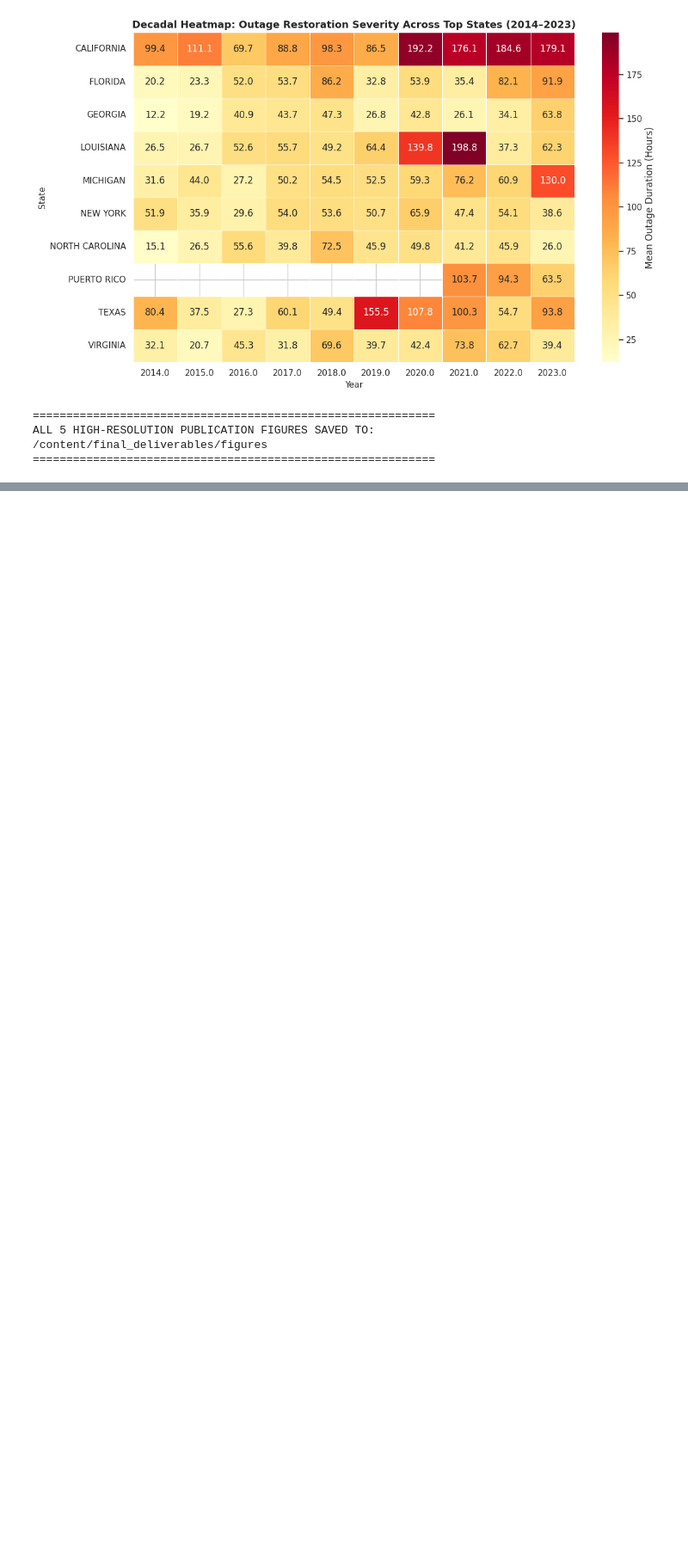
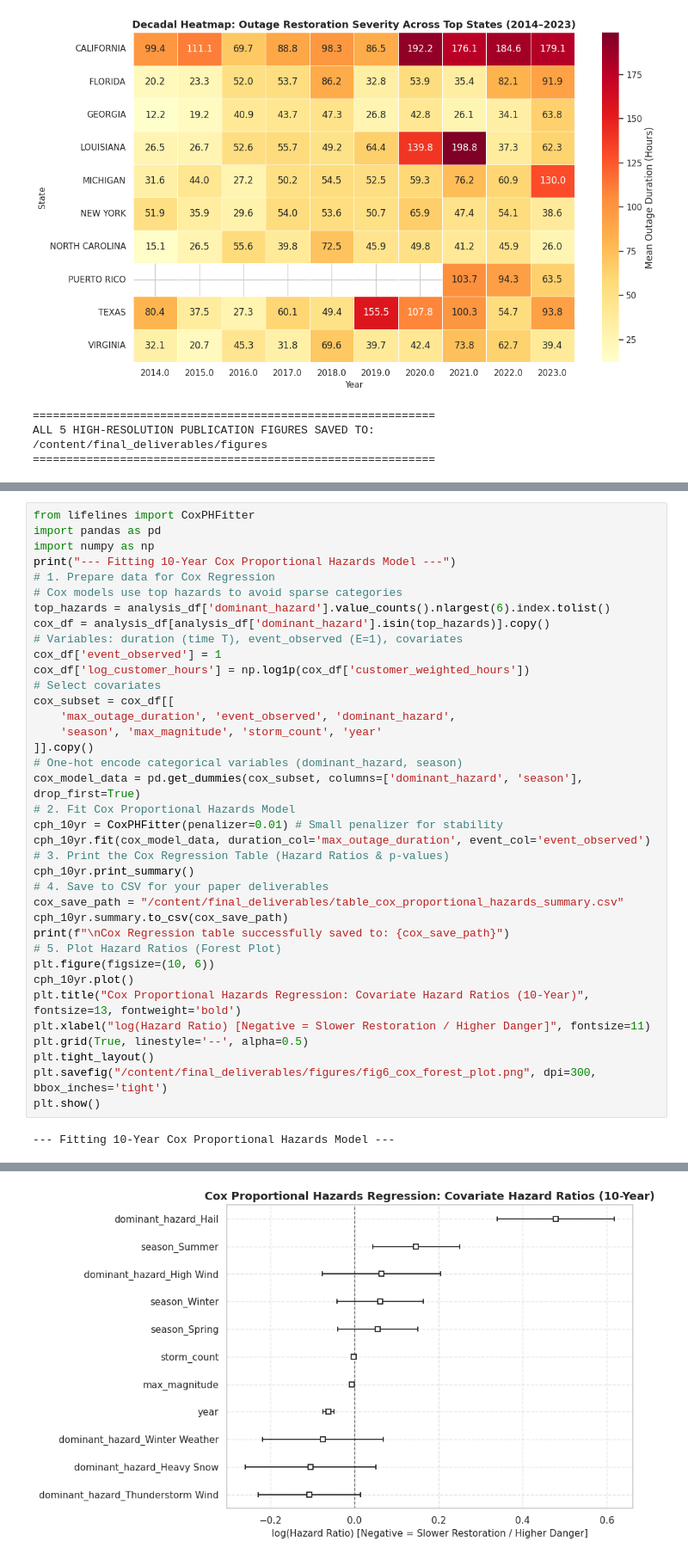
Before and after one commit to Trang19/6680, a Jupyter notebook: power_resilience_2014_2023.ipynb, the cells around one changed output, grey strips where cells are left out. Shown at 86% size. Saved outputs shown, nothing was run; the diff lists cells and outputs as text; blank space fills up the shorter version.

```diff
--- a/power_resilience_2014_2023.ipynb
+++ b/power_resilience_2014_2023.ipynb
@@ -516,3 +516,42 @@ Covariance Type:            nonrobust
 strong multicollinearity or other numerical problems.
 
 Regression results with p-values exported to: /content/final_deliverables/table_regression_covariates_pvalues.csv
+# %%
+from lifelines import CoxPHFitter
+import pandas as pd
+import numpy as np
+print("--- Fitting 10-Year Cox Proportional Hazards Model ---")
+# 1. Prepare data for Cox Regression
+# Cox models use top hazards to avoid sparse categories
+top_hazards = analysis_df['dominant_hazard'].value_counts().nlargest(6).index.tolist()
+cox_df = analysis_df[analysis_df['dominant_hazard'].isin(top_hazards)].copy()
+# Variables: duration (time T), event_observed (E=1), covariates
+cox_df['event_observed'] = 1
+cox_df['log_customer_hours'] = np.log1p(cox_df['customer_weighted_hours'])
+# Select covariates
+cox_subset = cox_df[[
+    'max_outage_duration', 'event_observed', 'dominant_hazard',
+    'season', 'max_magnitude', 'storm_count', 'year'
+]].copy()
+# One-hot encode categorical variables (dominant_hazard, season)
+cox_model_data = pd.get_dummies(cox_subset, columns=['dominant_hazard', 'season'], drop_first=True)
+# 2. Fit Cox Proportional Hazards Model
+cph_10yr = CoxPHFitter(penalizer=0.01) # Small penalizer for stability
+cph_10yr.fit(cox_model_data, duration_col='max_outage_duration', event_col='event_observed')
+# 3. Print the Cox Regression Table (Hazard Ratios & p-values)
+cph_10yr.print_summary()
+# 4. Save to CSV for your paper deliverables
+cox_save_path = "/content/final_deliverables/table_cox_proportional_hazards_summary.csv"
+cph_10yr.summary.to_csv(cox_save_path)
+print(f"\nCox Regression table successfully saved to: {cox_save_path}")
+# 5. Plot Hazard Ratios (Forest Plot)
+plt.figure(figsize=(10, 6))
+cph_10yr.plot()
+plt.title("Cox Proportional Hazards Regression: Covariate Hazard Ratios (10-Year)", fontsize=13, fontweight='bold')
+plt.xlabel("log(Hazard Ratio) [Negative = Slower Restoration / Higher Danger]", fontsize=11)
+plt.grid(True, linestyle='--', alpha=0.5)
+plt.tight_layout()
+plt.savefig("/content/final_deliverables/figures/fig6_cox_forest_plot.png", dpi=300, bbox_inches='tight')
+plt.show()
+# %% [output]
+--- Fitting 10-Year Cox Proportional Hazards Model ---
@@ -518,0 +585 @@ Regression results with p-values exported to: /content/final_deliverables/table_
+[figure, added]
```
Also changed, not shown: parts of 2 cells of this notebook.
